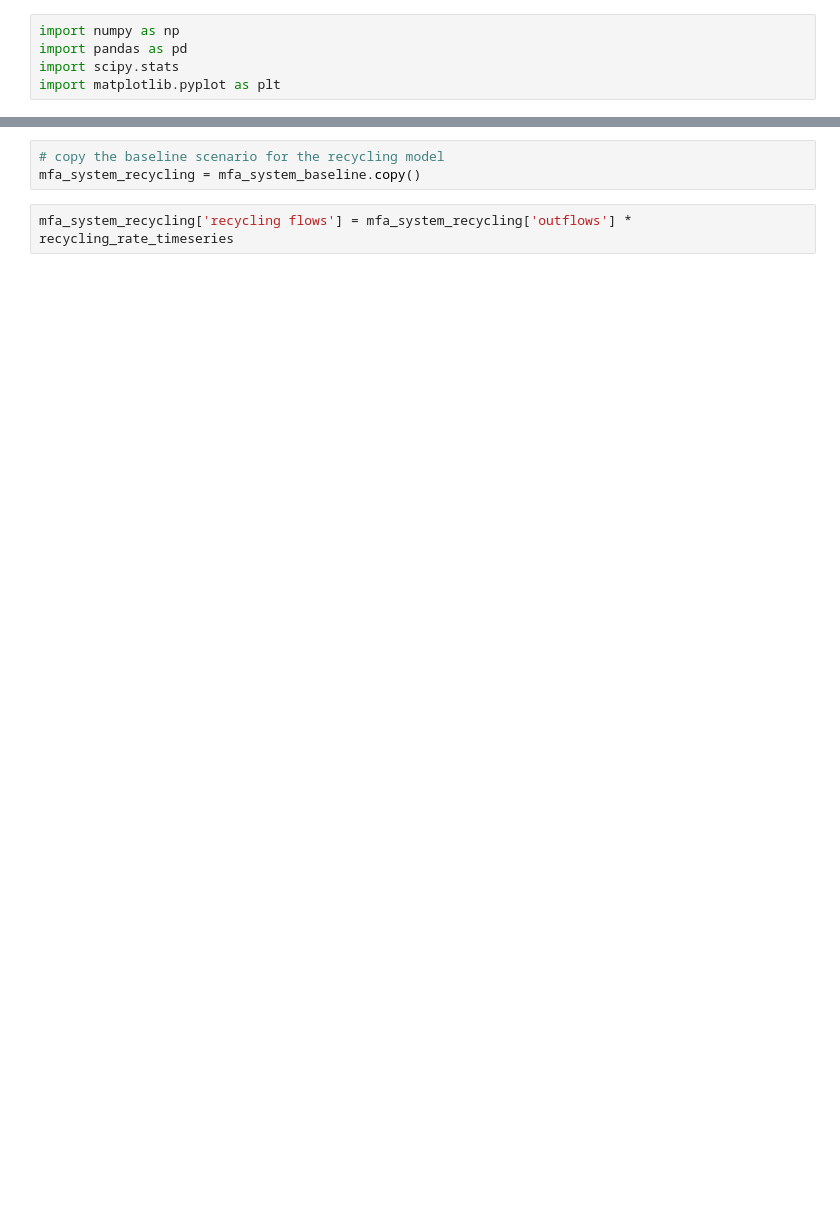
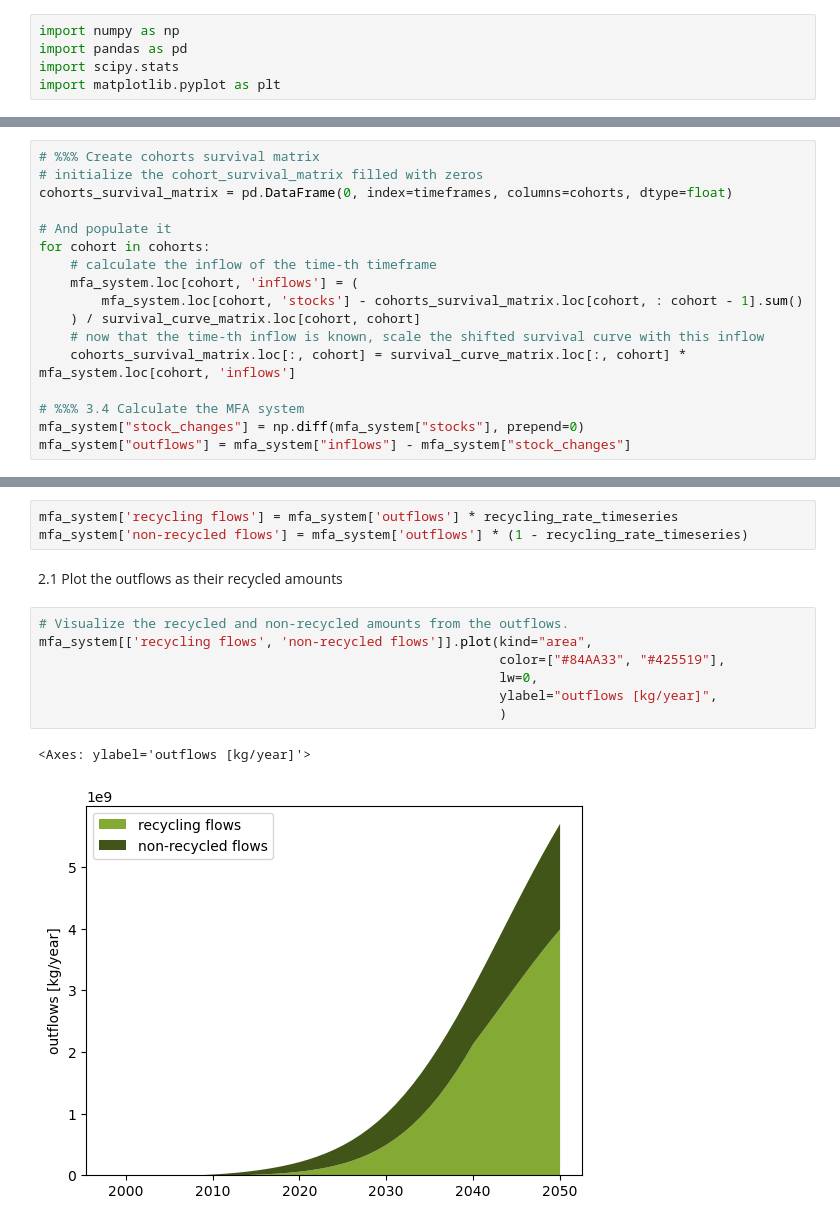
Before and after one commit to TomerFishman/RAPID-MFA, a Jupyter notebook: RAPID-MFA notebooks/07_recycling.ipynb, the cells around one changed output, grey strips where cells are left out. Cells and saved outputs as stored; diff of their text form; blank space fills up the shorter version.

```diff
--- a/RAPID-MFA notebooks/07_recycling.ipynb
+++ b/RAPID-MFA notebooks/07_recycling.ipynb
@@ -139 +220,18 @@ mfa_system_baseline["outflows"] = mfa_system_baseline["inflows"] - mfa_system_ba
+# %%
+# %%% Create cohorts survival matrix
+# initialize the cohort_survival_matrix filled with zeros
+cohorts_survival_matrix = pd.DataFrame(0, index=timeframes, columns=cohorts, dtype=float)
+
+# And populate it
+for cohort in cohorts:
+    # calculate the inflow of the time-th timeframe
+    mfa_system.loc[cohort, 'inflows'] = (
+        mfa_system.loc[cohort, 'stocks'] - cohorts_survival_matrix.loc[cohort, : cohort - 1].sum()
+    ) / survival_curve_matrix.loc[cohort, cohort]
+    # now that the time-th inflow is known, scale the shifted survival curve with this inflow
+    cohorts_survival_matrix.loc[:, cohort] = survival_curve_matrix.loc[:, cohort] * mfa_system.loc[cohort, 'inflows']
+
+# %%% 3.4 Calculate the MFA system
+mfa_system["stock_changes"] = np.diff(mfa_system["stocks"], prepend=0)
+mfa_system["outflows"] = mfa_system["inflows"] - mfa_system["stock_changes"]
 # %% [markdown]
@@ -141,5 +249,15 @@ mfa_system_baseline["outflows"] = mfa_system_baseline["inflows"] - mfa_system_ba
-# %%
-# copy the baseline scenario for the recycling model
-mfa_system_recycling = mfa_system_baseline.copy()
 # %%
-mfa_system_recycling['recycling flows'] = mfa_system_recycling['outflows'] * recycling_rate_timeseries
+mfa_system['recycling flows'] = mfa_system['outflows'] * recycling_rate_timeseries
+mfa_system['non-recycled flows'] = mfa_system['outflows'] * (1 - recycling_rate_timeseries)
+# %% [markdown]
+2.1 Plot the outflows as their recycled amounts
+# %%
+# Visualize the recycled and non-recycled amounts from the outflows.
+mfa_system[['recycling flows', 'non-recycled flows']].plot(kind="area",
+                                                           color=["#84AA33", "#425519"],
+                                                           lw=0,
+                                                           ylabel="outflows [kg/year]",
+                                                           )
+# %% [output]
+<Axes: ylabel='outflows [kg/year]'>
+[figure, added]
```
Also changed, not shown: parts of 27 cells of this notebook, 3 other files.
